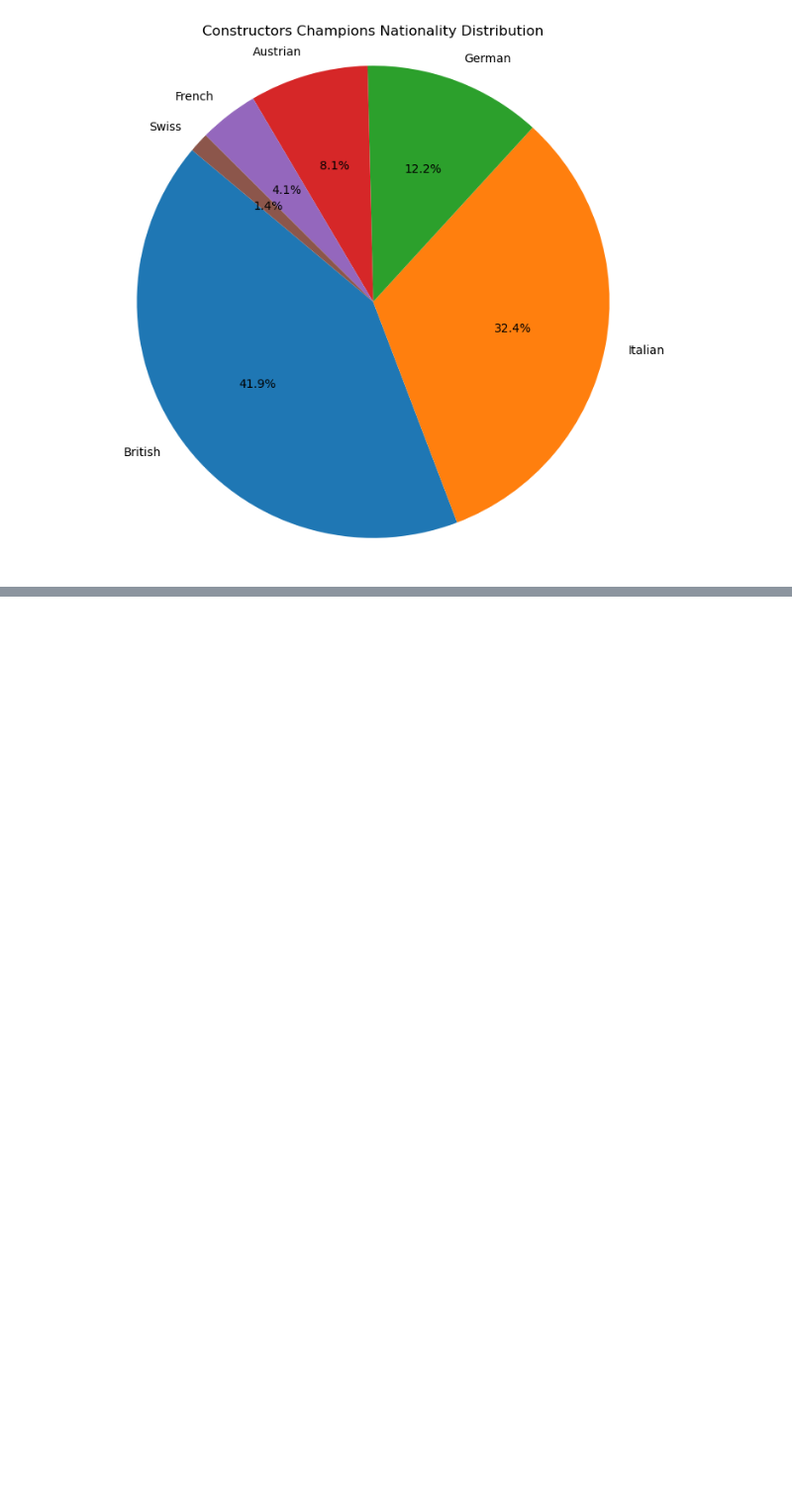
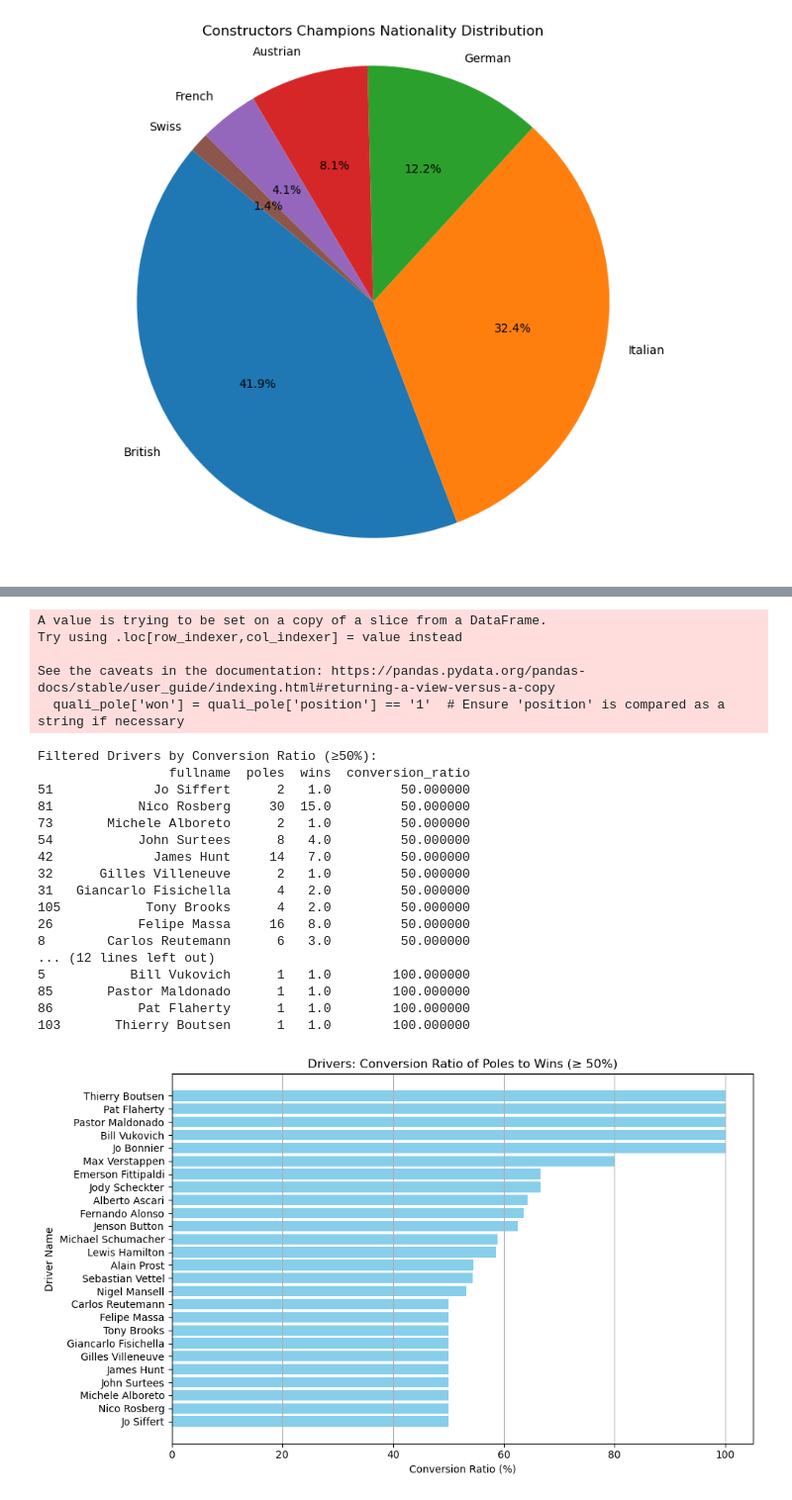
Before and after one commit to mnogueira22/FEUP-PRI, a Jupyter notebook: statistics.ipynb, the cells around one changed output, grey strips where cells are left out. Shown at 99% size. Drawn from its saved outputs; the diff is of its cells as text; code cells hidden in the pictures; blank space fills up the shorter version.

```diff
--- a/statistics.ipynb
+++ b/statistics.ipynb
@@ -479,0 +479,79 @@ plt.show()
+# %%
+# Assuming raceResults and drivers DataFrames are already defined
+
+# Filter qualifying results where the grid position is 1 (pole)
+quali_pole = raceResults[raceResults['grid'] == 1]
+
+# Create a new column to check if the driver also won the race
+quali_pole['won'] = quali_pole['position'] == '1'  # Ensure 'position' is compared as a string if necessary
+
+# Group by driverId to count poles only
+quali_pole_grouped = quali_pole.groupby('driverId').size().reset_index(name='poles')
+
+# Group by driverId to count wins where the driver won starting from pole
+quali_pole_and_win_grouped = quali_pole[quali_pole['won']].groupby('driverId').size().reset_index(name='wins')
+
+# Merge the two DataFrames on driverId (including drivers with no wins)
+result = pd.merge(quali_pole_grouped, quali_pole_and_win_grouped, on='driverId', how='left').fillna(0)
+
+# Merge with drivers DataFrame to get full names
+result = result.merge(drivers[['driverId', 'forename', 'surname']], on='driverId', how='inner')
+
+# Create a full name column
+result['fullname'] = result['forename'] + ' ' + result['surname']
+
+# Group by fullname to combine poles and wins
+result_grouped = result.groupby('fullname').agg({'poles': 'sum', 'wins': 'sum'}).reset_index()
+
+# Calculate the conversion ratio as a percentage
+result_grouped['conversion_ratio'] = (result_grouped['wins'] / result_grouped['poles'].replace(0, float('nan'))) * 100  # Conversion to percentage
+result_grouped['conversion_ratio'] = result_grouped['conversion_ratio'].fillna(0)  # Handle division by zero
+
+# Define the percentage threshold for filtering (e.g., 50%)
+percentage_threshold = 50
+
+# Filter by percentage threshold
+filtered_results = result_grouped[result_grouped['conversion_ratio'] >= percentage_threshold]
+
+# Sort the filtered results by conversion ratio in ascending order
+filtered_sorted = filtered_results.sort_values(by='conversion_ratio', ascending=True)
+
+# Print the filtered and sorted result for debugging
+print("Filtered Drivers by Conversion Ratio (≥50%):")
+print(filtered_sorted)
+
+# Plotting the conversion ratio for the filtered drivers
+plt.figure(figsize=(10, 6))
+plt.barh(filtered_sorted['fullname'], filtered_sorted['conversion_ratio'], color='skyblue')  # Horizontal bar plot
+plt.title(f'Drivers: Conversion Ratio of Poles to Wins (≥ {percentage_threshold}%)')
+plt.xlabel('Conversion Ratio (%)')
+plt.ylabel('Driver Name')
+plt.grid(axis='x')
+
+# Show the plot
+plt.tight_layout()
+plt.show()
+# %% [output]
+A value is trying to be set on a copy of a slice from a DataFrame.
+Try using .loc[row_indexer,col_indexer] = value instead
+
+See the caveats in the documentation: https://pandas.pydata.org/pandas-docs/stable/user_guide/indexing.html#returning-a-view-versus-a-copy
+  quali_pole['won'] = quali_pole['position'] == '1'  # Ensure 'position' is compared as a string if necessary
+Filtered Drivers by Conversion Ratio (≥50%):
+                 fullname  poles  wins  conversion_ratio
+51             Jo Siffert      2   1.0         50.000000
+81           Nico Rosberg     30  15.0         50.000000
+73       Michele Alboreto      2   1.0         50.000000
+54           John Surtees      8   4.0         50.000000
+42             James Hunt     14   7.0         50.000000
+32      Gilles Villeneuve      2   1.0         50.000000
+31   Giancarlo Fisichella      4   2.0         50.000000
+105           Tony Brooks      4   2.0         50.000000
+26           Felipe Massa     16   8.0         50.000000
+8        Carlos Reutemann      6   3.0         50.000000
+... (12 lines left out)
+5           Bill Vukovich      1   1.0        100.000000
+85       Pastor Maldonado      1   1.0        100.000000
+86           Pat Flaherty      1   1.0        100.000000
+103       Thierry Boutsen      1   1.0        100.000000
+[figure, added]
```
Also changed, not shown: parts of 7 cells of this notebook, 2 other files.
